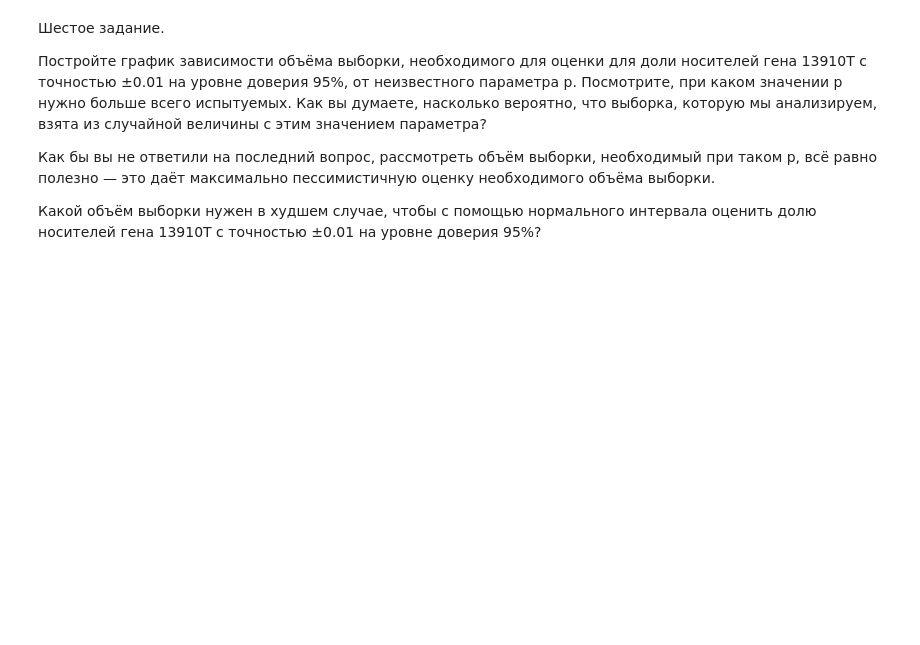
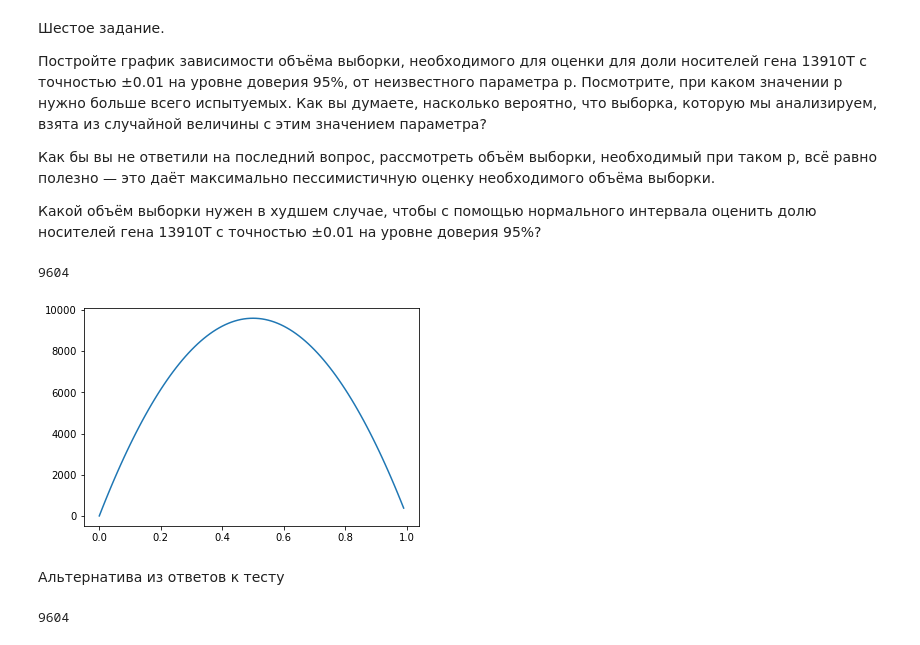
Before and after one commit to ptfrwrd/stats-for-data-analysis, a Jupyter notebook: week_1/week1_train_test_2.ipynb, the cells around one changed output. Saved outputs shown, nothing was run; the diff lists cells and outputs as text; code cells hidden in the pictures; blank space fills up the shorter version.

```diff
--- a/week_1/week1_train_test_2.ipynb
+++ b/week_1/week1_train_test_2.ipynb
@@ -79,0 +82,18 @@ n_samples
+# %%
+p_coefs = np.arange(0, 1, 0.01)
+n_samples_mass = []
+for p in p_coefs:
+    n_samples_mass.append(int(np.ceil(samplesize_confint_proportion(p, 0.01))))
+plt.plot(p_coefs, n_samples_mass)
+max(n_samples_mass)
+# %% [output]
+9604
+[figure, added]
+# %% [markdown]
+Альтернатива из ответов к тесту
+# %%
+from statsmodels.stats.proportion import samplesize_confint_proportion
+from math import ceil
+ceil(samplesize_confint_proportion(0.5, 0.01, method='normal'))
+# %% [output]
+9604
```
Also changed, not shown: parts of 1 cell of this notebook, 3 other files.
